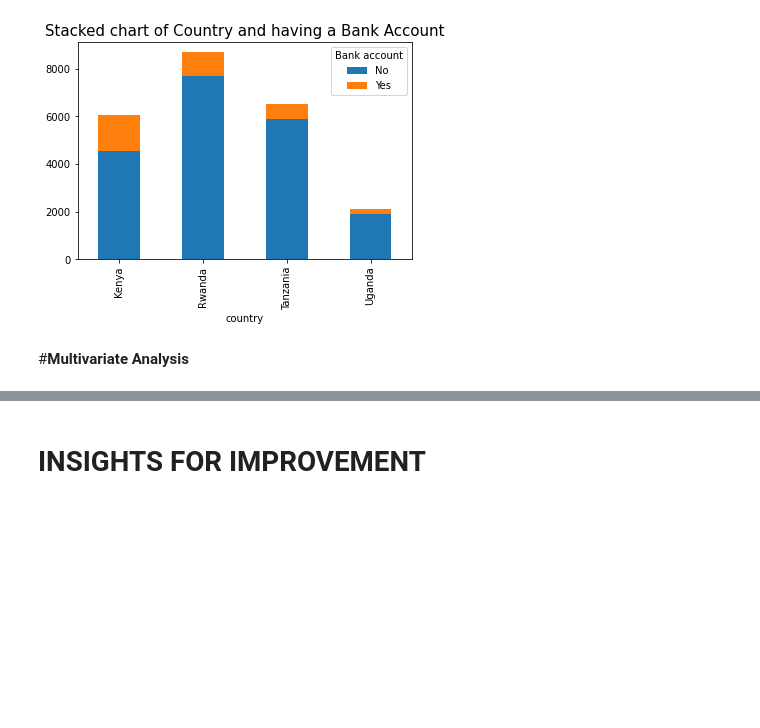
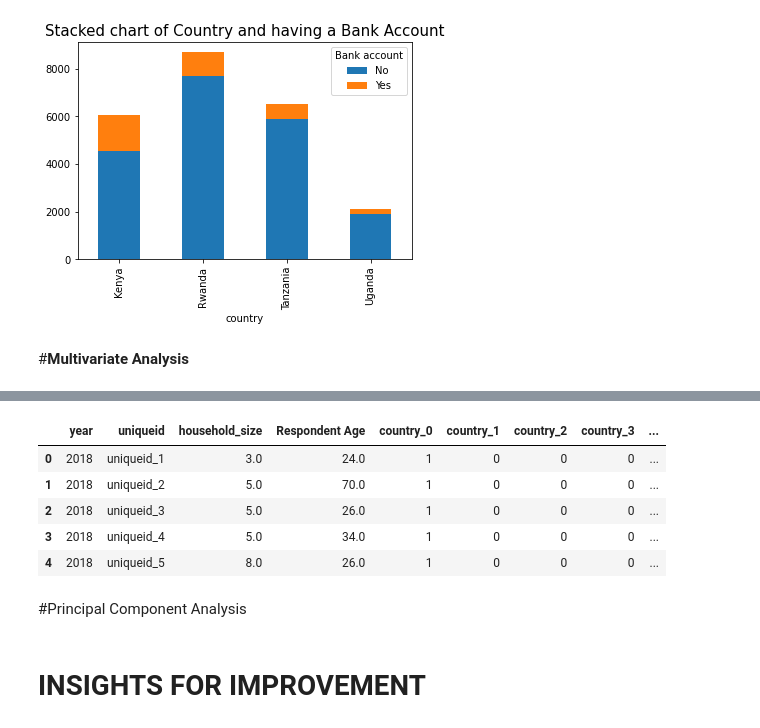
Before and after one commit to therealellam/CORE, a Jupyter notebook: BANKING_PENETRATION_IN_EAST_AFRICA_BELLAH_ELLAM_IP_WEEK2_CORE.ipynb, the cells around one changed output, grey strips where cells are left out. Drawn from its saved outputs; the diff is of its cells as text; code cells hidden in the pictures; blank space fills up the shorter version.

```diff
--- a/BANKING_PENETRATION_IN_EAST_AFRICA_BELLAH_ELLAM_IP_WEEK2_CORE.ipynb
+++ b/BANKING_PENETRATION_IN_EAST_AFRICA_BELLAH_ELLAM_IP_WEEK2_CORE.ipynb
@@ -443,3 +443,23 @@ Text(0.5, 1.0, 'Stacked chart of Country and having a Bank Account')
 [figure]
 # %% [markdown]
 #**Multivariate Analysis**
+# %%
+##LABEL ENCODING
+
+# Most of our variables are categorical and thus need to convert since
+# many ML algorithms work better with numerical inputs
+
+#We thus use Label-encoder and One-Hot-Encoding to change our categorical values to numeric
+
+
+categorical_cols = ['country', 'Bank account', 'Location type','Cell Phone Access',
+                    'Gender', 'The relathip with head', 'marital_status', 'Level of Educuation','Job type']
+
+from sklearn.preprocessing import LabelEncoder
+
+# instantiate labelencoder object
+le = LabelEncoder()
+
+# apply le on categorical feature columns
+df2[categorical_cols] = df2[categorical_cols].apply(lambda col: le.fit_transform(col))
+df2.head()
@@ -445,0 +473,20 @@ Text(0.5, 1.0, 'Stacked chart of Country and having a Bank Account')
+# %%
+## ONE-HOT-ENCODING
+
+#Though label encoding is straight but it has the disadvantage that the numeric values
+#can be misinterpreted by algorithms as having some sort of hierarchy/order in them.
+#This ordering issue is addressed in another common alternative approach called ‘One-Hot Encoding’.
+#In this strategy, each category value is converted into a new column
+#and assigned a 1 or 0 (notation for true/false) value to the column
+
+#To achieve one hot encoding from our raw data, we use below
+
+df_new = pd.get_dummies(df2, columns = categorical_cols)
+df_new.head()
+# %% [output]
+|  | year | uniqueid | household_size | Respondent Age | country_0 | country_1 | country_2 | country_3 | ... |
+| 0 | 2018 | uniqueid_1 | 3.0 | 24.0 | 1 | 0 | 0 | 0 | ... |
+| 1 | 2018 | uniqueid_2 | 5.0 | 70.0 | 1 | 0 | 0 | 0 | ... |
+| 2 | 2018 | uniqueid_3 | 5.0 | 26.0 | 1 | 0 | 0 | 0 | ... |
+| 3 | 2018 | uniqueid_4 | 5.0 | 34.0 | 1 | 0 | 0 | 0 | ... |
+| 4 | 2018 | uniqueid_5 | 8.0 | 26.0 | 1 | 0 | 0 | 0 | ... |
@@ -445,0 +520,2 @@ Text(0.5, 1.0, 'Stacked chart of Country and having a Bank Account')
+# %% [markdown]
+#Principal Component Analysis
```
Also changed, not shown: parts of 6 cells of this notebook.
